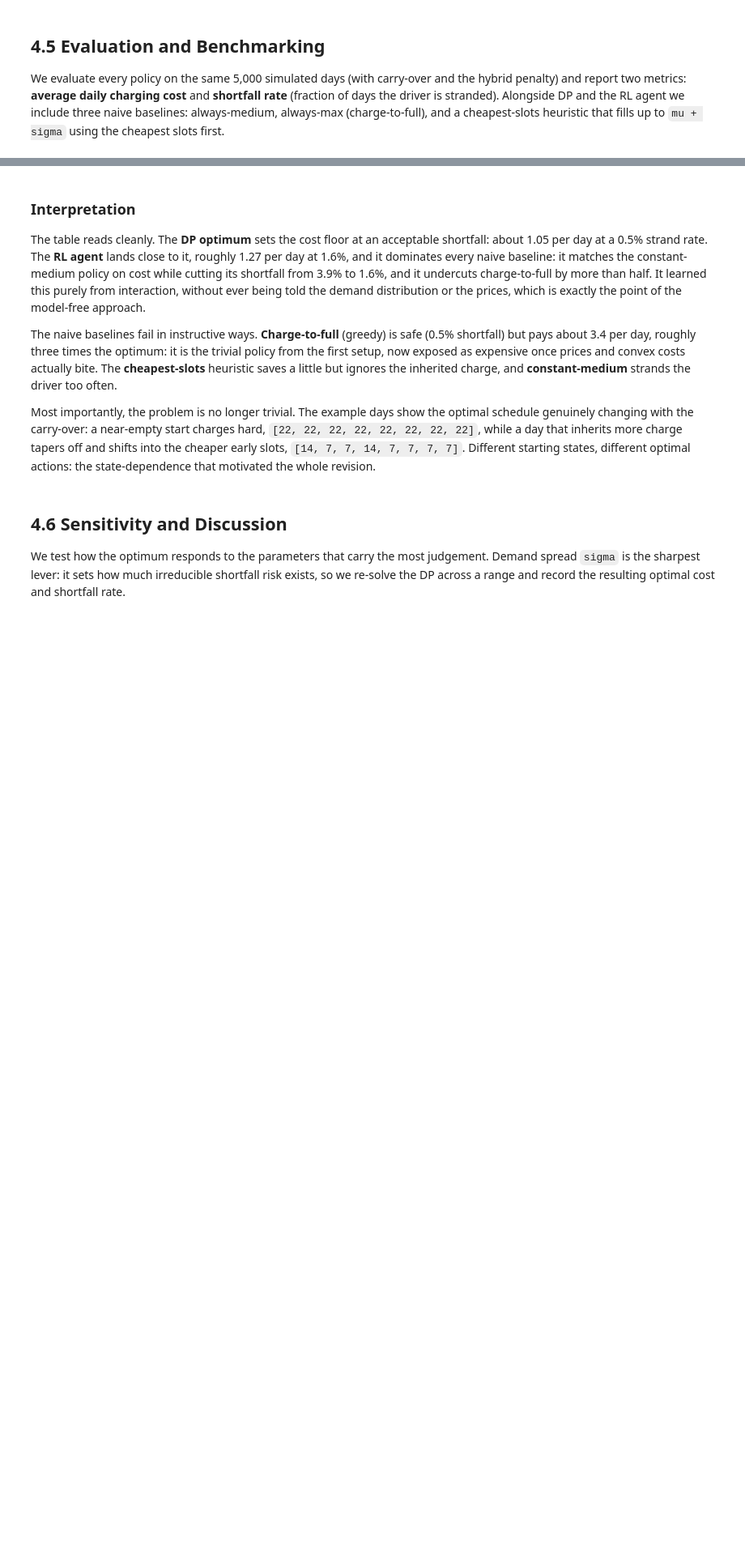
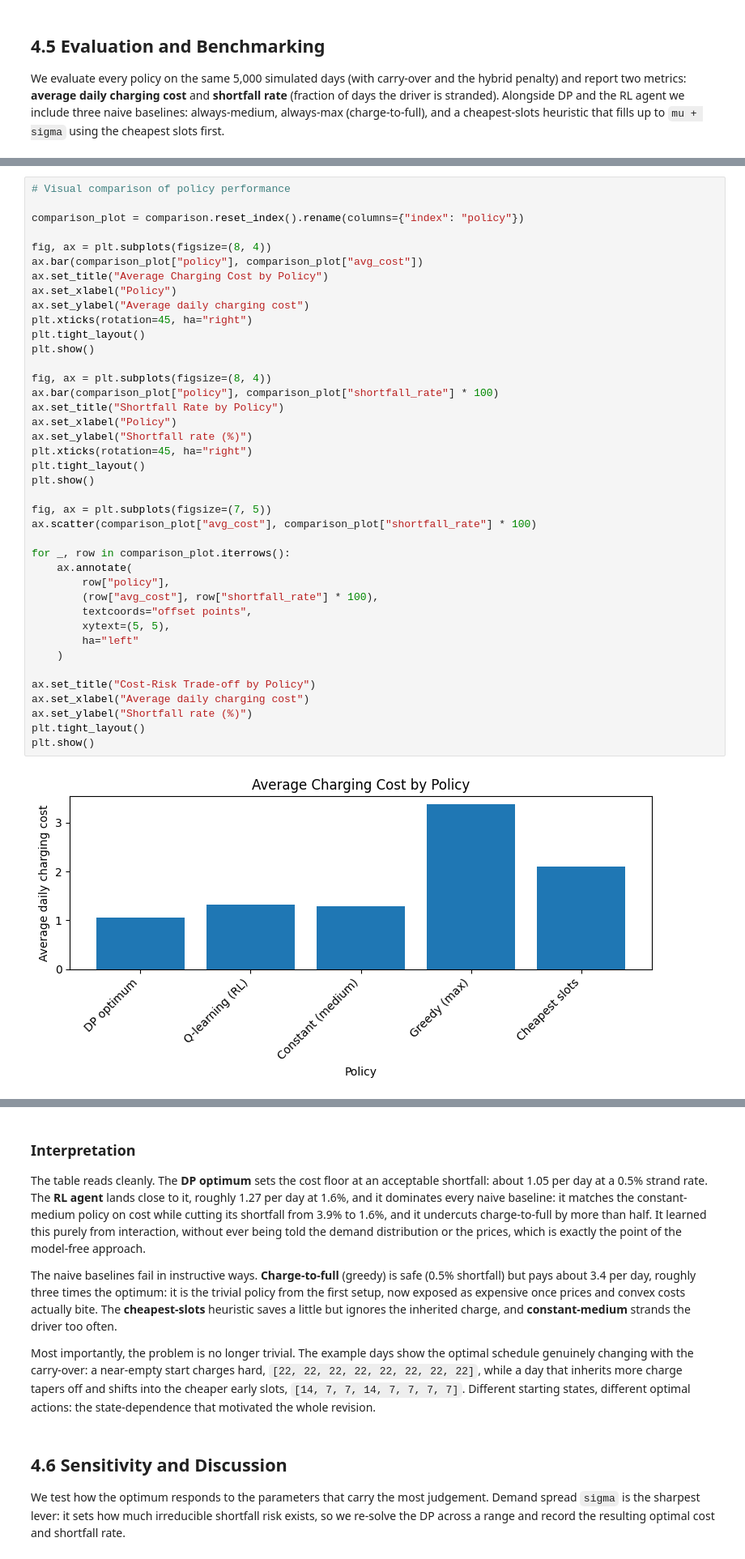
Before and after one commit to mariusmeurer/AAA-assignment, a Jupyter notebook: personal_marius/task4_reworked2.ipynb, the cells around one changed output, grey strips where cells are left out. Shown at 81% size. Drawn from its saved outputs; the diff is of its cells as text; blank space fills up the shorter version.

```diff
--- a/personal_marius/task4_reworked2.ipynb
+++ b/personal_marius/task4_reworked2.ipynb
@@ -594,0 +652,42 @@ comparison
+# %%
+# Visual comparison of policy performance
+
+comparison_plot = comparison.reset_index().rename(columns={"index": "policy"})
+
+fig, ax = plt.subplots(figsize=(8, 4))
+ax.bar(comparison_plot["policy"], comparison_plot["avg_cost"])
+ax.set_title("Average Charging Cost by Policy")
+ax.set_xlabel("Policy")
+ax.set_ylabel("Average daily charging cost")
+plt.xticks(rotation=45, ha="right")
+plt.tight_layout()
+plt.show()
+
+fig, ax = plt.subplots(figsize=(8, 4))
+ax.bar(comparison_plot["policy"], comparison_plot["shortfall_rate"] * 100)
+ax.set_title("Shortfall Rate by Policy")
+ax.set_xlabel("Policy")
+ax.set_ylabel("Shortfall rate (%)")
+plt.xticks(rotation=45, ha="right")
+plt.tight_layout()
+plt.show()
+
+fig, ax = plt.subplots(figsize=(7, 5))
+ax.scatter(comparison_plot["avg_cost"], comparison_plot["shortfall_rate"] * 100)
+
+for _, row in comparison_plot.iterrows():
+    ax.annotate(
+        row["policy"],
+        (row["avg_cost"], row["shortfall_rate"] * 100),
+        textcoords="offset points",
+        xytext=(5, 5),
+        ha="left"
+    )
+
+ax.set_title("Cost-Risk Trade-off by Policy")
+ax.set_xlabel("Average daily charging cost")
+ax.set_ylabel("Shortfall rate (%)")
+plt.tight_layout()
+plt.show()
+# %% [output]
+[figure, added]
```
Also changed, not shown: parts of 20 cells of this notebook.
